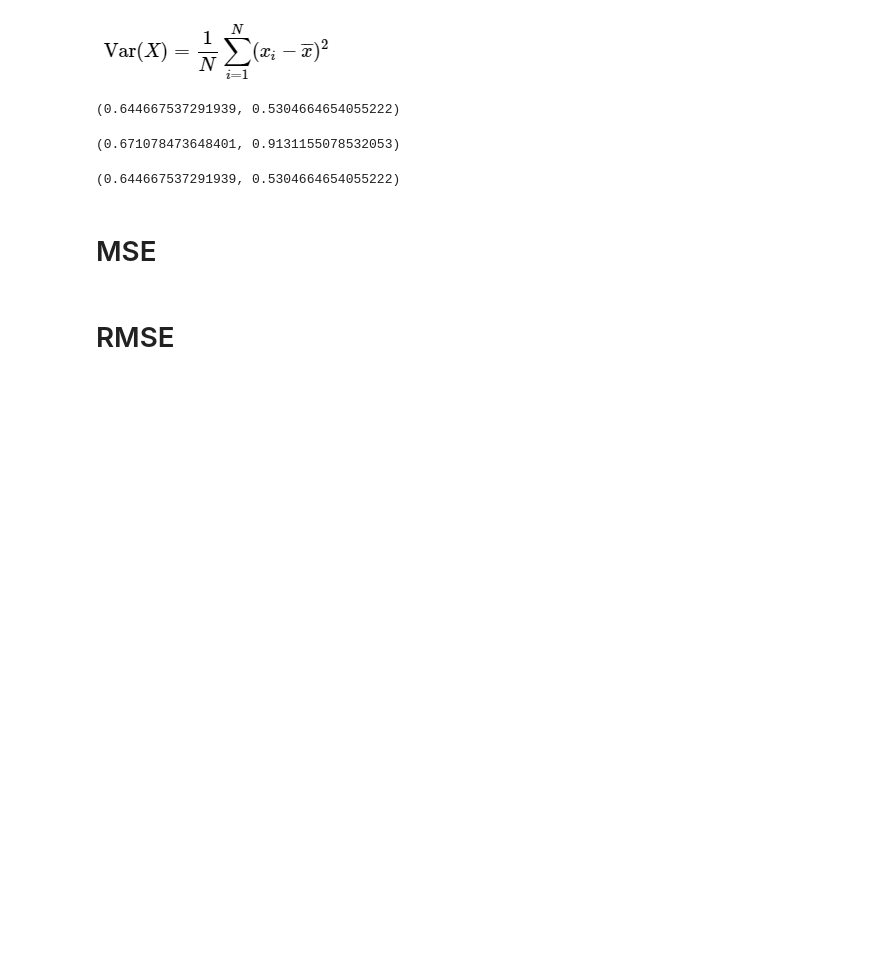
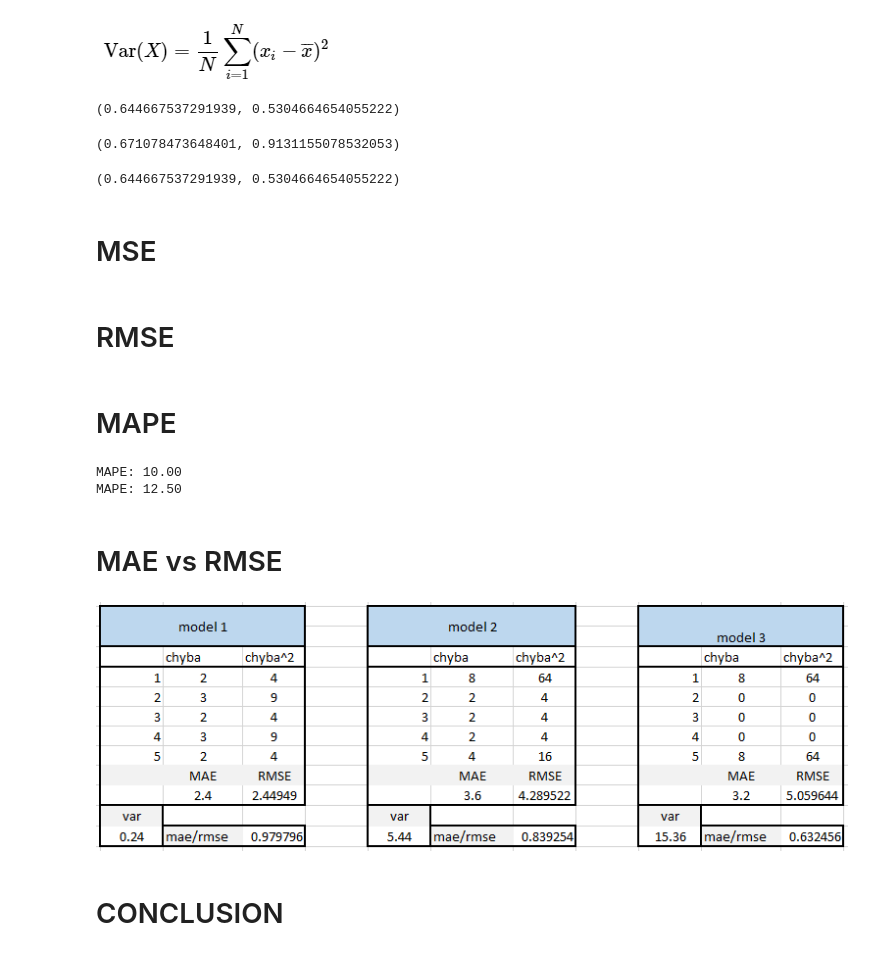
Before and after one commit to kamclar/ML_ensembles, a Jupyter notebook: 04 Regression_model_evaluation.ipynb, the cells around one changed output. Cells and saved outputs as stored; diff of their text form; code cells hidden in the pictures; blank space fills up the shorter version.

```diff
--- a/04 Regression_model_evaluation.ipynb
+++ b/04 Regression_model_evaluation.ipynb
@@ -183,0 +192,2 @@ lin_reg.score(X_test, y_test), rf_reg.score(X_test, y_test)
+# %% [markdown]
+# MAPE
@@ -183,0 +204,19 @@ lin_reg.score(X_test, y_test), rf_reg.score(X_test, y_test)
+# %%
+true = [100]
+pred = [90]
+
+print("MAPE: %0.2f" % get_mape(true, pred))
+
+true = [80]
+pred = [90]
+
+print("MAPE: %0.2f" % get_mape(true, pred))
+# %% [output]
+MAPE: 10.00
+MAPE: 12.50
+# %% [markdown]
+# MAE vs RMSE
+# %%
+Image(filename='figures\\MAEvsRMSE.png')
+# %% [output]
+[figure, added]
@@ -183,0 +226,2 @@ lin_reg.score(X_test, y_test), rf_reg.score(X_test, y_test)
+# %% [markdown]
+# CONCLUSION
```
Also changed, not shown: parts of 9 cells of this notebook, 3 other files.
